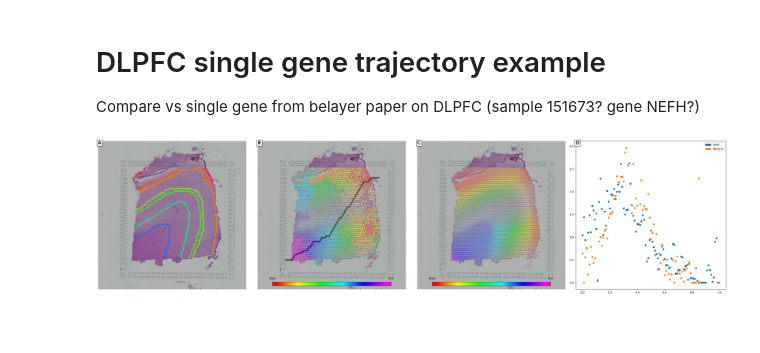
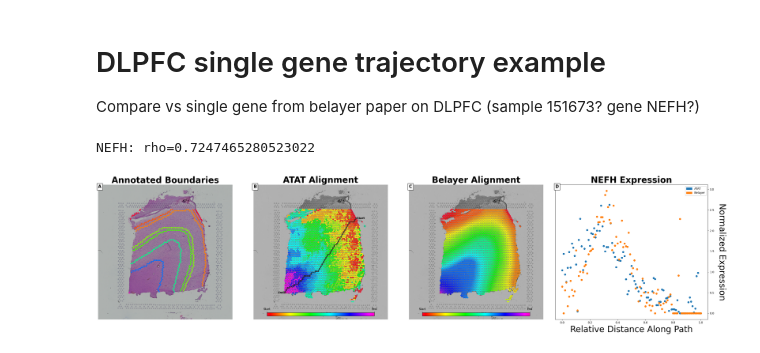
Before and after one commit to StevenSong/tissue-alignment, a Jupyter notebook: figs/fig8.ipynb, the cells around one changed output. Drawn from its saved outputs; the diff is of its cells as text; code cells hidden in the pictures; blank space fills up the shorter version.

```diff
--- a/figs/fig8.ipynb
+++ b/figs/fig8.ipynb
@@ -96,6 +94,8 @@ normalized_length = 101
 
 def length_normalize_counts(df):
     xp = np.linspace(0, 1, len(df))
+    df = df.dropna(axis=0)
+    xp = xp[df.index.to_numpy()]
     x = np.linspace(0, 1, normalized_length)
     out = []
     for i in range(df.shape[1]):
@@ -116,8 +116,8 @@ plt.close()
 fig, (ax1, ax2, ax3, ax4) = plt.subplots(nrows, ncols, figsize=(figsize*ncols, figsize*nrows))
 
 ax1.imshow(im)
-ax2.imshow(im)
-ax3.imshow(im)
+ax2.imshow(np.asarray(im.convert("L")), cmap='gray', vmin=0, vmax=255)
+ax3.imshow(np.asarray(im.convert("L")), cmap='gray', vmin=0, vmax=255)
 
 ax1.set_axis_off()
 ax2.set_axis_off()
@@ -164,38 +164,53 @@ for gene, marker in zip(['NEFH'], ["o"]):
 
     rho, p_val = spearmanr(
         atat_path_normalized_counts[gene],
         belayer_path_normalized_counts[gene],
     )
+    print(f'{gene}: rho={rho}')
 
 ax4.legend(handles=legend_elements, loc='upper right', framealpha=1)
 
+ax4.yaxis.tick_right()
+ax4.set_xlabel('Relative Distance Along Path', fontsize=fontsize*2)
+
+ax1.set_title('Annotated Boundaries', fontsize=fontsize*2, weight='bold')
+ax2.set_title('ATAT Alignment', fontsize=fontsize*2, weight='bold')
+ax3.set_title('Belayer Alignment', fontsize=fontsize*2, weight='bold')
+ax4.set_title('NEFH Expression', fontsize=fontsize*2, weight='bold')
+
 fig.tight_layout()
+fig.subplots_adjust(right=0.95)
+
+ax1_bbox = ax1.get_position()
+ax2_bbox = ax2.get_position()
+ax3_bbox = ax3.get_position()
+ax4_bbox = ax4.get_position()
+
+ylabel_y = (ax4_bbox.ymax - ax4_bbox.ymin) / 2 + ax4_bbox.ymin
+fig.text(0.965, ylabel_y, 'Normalized Expression', fontsize=fontsize*2, rotation=270, va='center')
 
 draw_start(ax2, pos_df, start_idx, 'right', circs, edgecolors)
 draw_path(ax2, pos_df, path_idxs, 'left', circs, edgecolors)
-draw_clusters(fig, ax2, path_idxs, clusters, circs, facecolors, show_cbar=True)
+draw_clusters(fig, ax2, path_idxs, clusters, circs, facecolors, show_cbar=True, edgecolors=edgecolors)
 
 draw_clusters(
     fig=fig,
     ax=ax3,
     path_idxs=dummy_path_idxs,
     clusters=pos_df['depth2'],
     circs=circs2,
     facecolors=facecolors2,
-    # edgecolors=edgecolors,
+    edgecolors=edgecolors2,
     cm_name=cm_name,
 )
-
-ax1_bbox = ax1.get_position()
-ax2_bbox = ax2.get_position()
-ax3_bbox = ax3.get_position()
-ax4_bbox = ax4.get_position()
 
 fig.text(ax1_bbox.xmin, ax1_bbox.ymax, 'A', ha='left', va='top', fontsize=fontsize, weight='bold', bbox={'facecolor':'white', 'edgecolor':'black'})
 fig.text(ax2_bbox.xmin, ax2_bbox.ymax, 'B', ha='left', va='top', fontsize=fontsize, weight='bold', bbox={'facecolor':'white', 'edgecolor':'black'})
 fig.text(ax3_bbox.xmin, ax3_bbox.ymax, 'C', ha='left', va='top', fontsize=fontsize, weight='bold', bbox={'facecolor':'white', 'edgecolor':'black'})
 fig.text(ax4_bbox.xmin, ax4_bbox.ymax, 'D', ha='left', va='top', fontsize=fontsize, weight='bold', bbox={'facecolor':'white', 'edgecolor':'black'})
 
 fig.savefig('fig8.png')
+fig.savefig('fig8.pdf')
 # %% [output]
+NEFH: rho=0.7247465280523022
-[figure, old version]
+[figure, new version]
```
Also changed, not shown: parts of 2 cells of this notebook, 20 other files.
